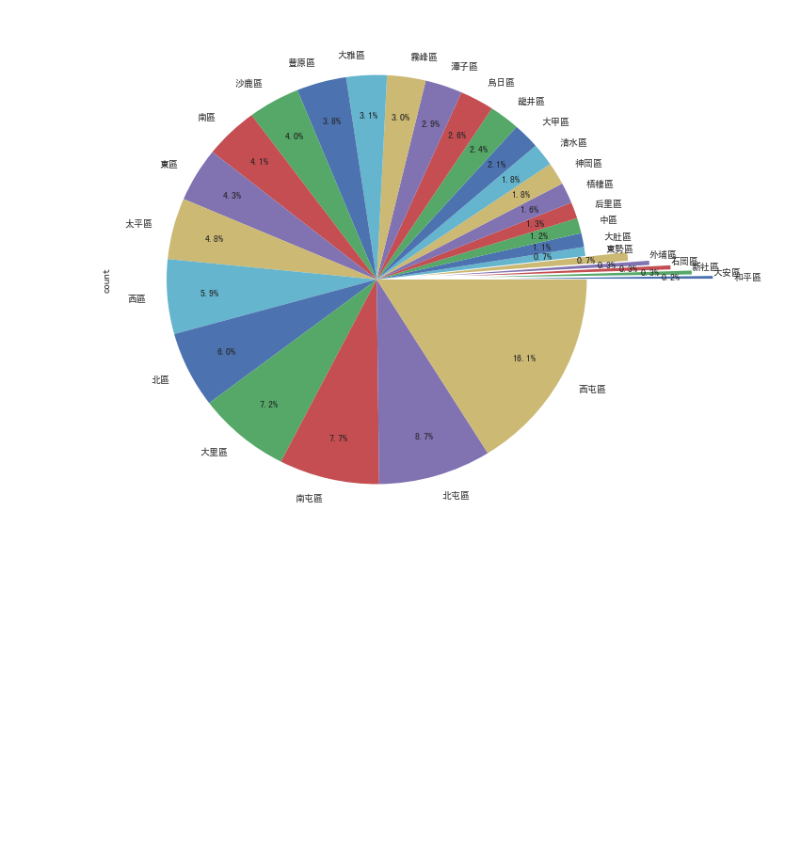
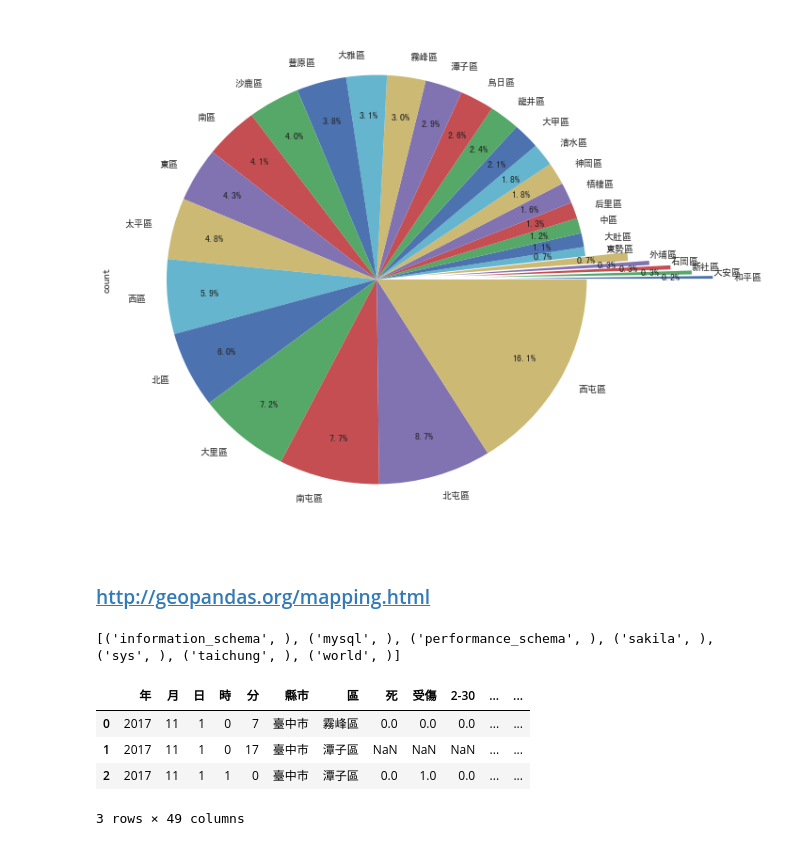
Before and after one commit to WangYenTing/Python, a Jupyter notebook: 台中市交通事故資料.ipynb, the cells around one changed output. Cells and saved outputs as stored; diff of their text form; code cells hidden in the pictures; blank space fills up the shorter version.

```diff
--- a/台中市交通事故資料.ipynb
+++ b/台中市交通事故資料.ipynb
@@ -99,3 +99,5 @@ df_pie.plot(kind = 'pie', explode = explode, figsize=(10, 10), autopct='%1.1f%%'
 # %% [output]
 <matplotlib.axes._subplots.AxesSubplot at 0x...>
 [figure]
+# %% [markdown]
+### http://geopandas.org/mapping.html
@@ -101,0 +112,19 @@ df_pie.plot(kind = 'pie', explode = explode, figsize=(10, 10), autopct='%1.1f%%'
+# %%
+cursor.execute("use taichung;")
+cursor.execute("show databases;")
+#cursor.execute("select * from tc;")
+print(cursor.fetchall())
+#cursor.commit()
+#cn.close()
+# %% [output]
+[('information_schema', ), ('mysql', ), ('performance_schema', ), ('sakila', ), ('sys', ), ('taichung', ), ('world', )]
+# %%
+# 小資料試用
+df1 = df_10611[:3]
+df1
+# %% [output]
+|  | 年 | 月 | 日 | 時 | 分 | 縣市 | 區 | 死 | 受傷 | 2-30 | ... | ... |
+| 0 | 2017 | 11 | 1 | 0 | 7 | 臺中市 | 霧峰區 | 0.0 | 0.0 | 0.0 | ... | ... |
+| 1 | 2017 | 11 | 1 | 0 | 17 | 臺中市 | 潭子區 | NaN | NaN | NaN | ... | ... |
+| 2 | 2017 | 11 | 1 | 1 | 0 | 臺中市 | 潭子區 | 0.0 | 1.0 | 0.0 | ... | ... |
+3 rows × 49 columns
```
Also changed, not shown: parts of 20 cells of this notebook.
